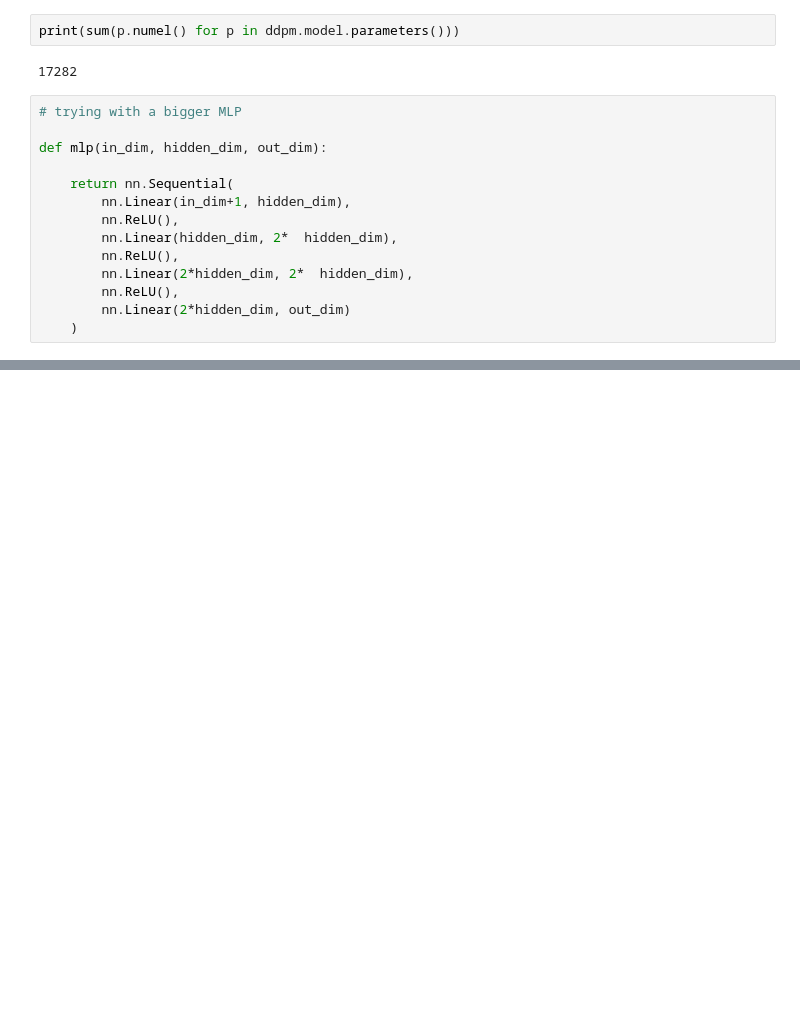
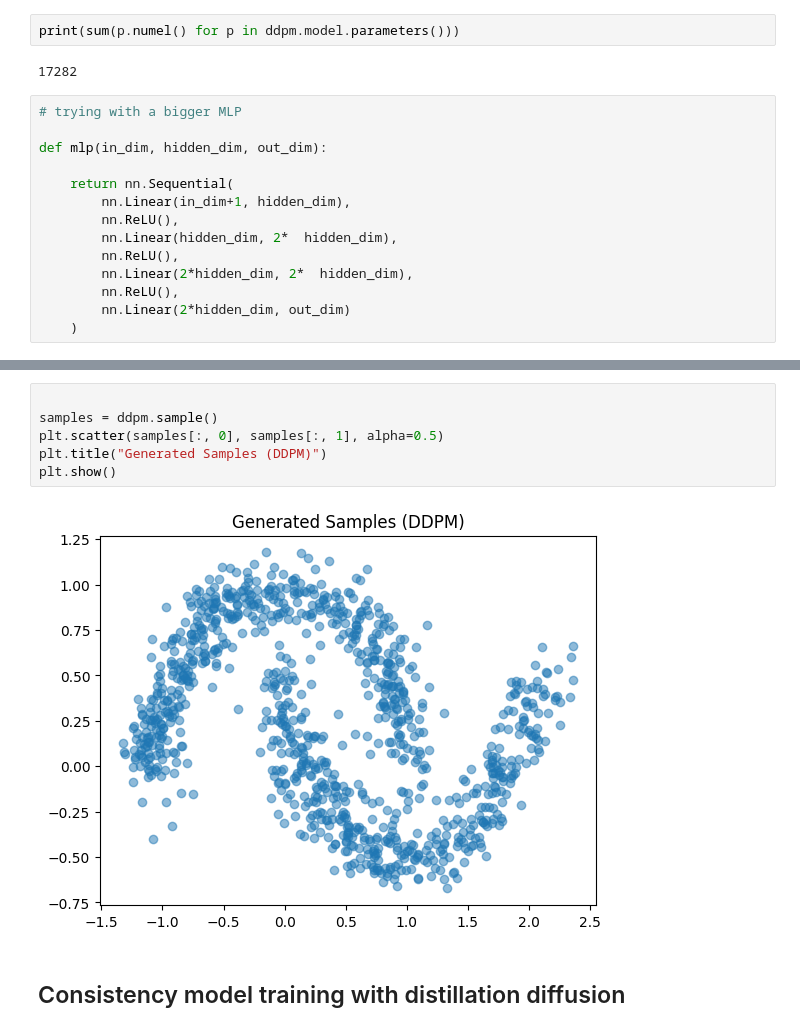
Before and after one commit to IAntoineV/Consistency-model-exp, a Jupyter notebook: diffusion_model.ipynb, the cells around one changed output, grey strips where cells are left out. Cells and saved outputs as stored; diff of their text form; blank space fills up the shorter version.

```diff
--- a/diffusion_model.ipynb
+++ b/diffusion_model.ipynb
@@ -143,0 +180,10 @@ Epoch 19500, Loss: 0.5136
+# %%
+
+samples = ddpm.sample()
+plt.scatter(samples[:, 0], samples[:, 1], alpha=0.5)
+plt.title("Generated Samples (DDPM)")
+plt.show()
+# %% [output]
+[figure, added]
+# %% [markdown]
+## Consistency model training with distillation diffusion
```
Also changed, not shown: parts of 11 cells of this notebook.
